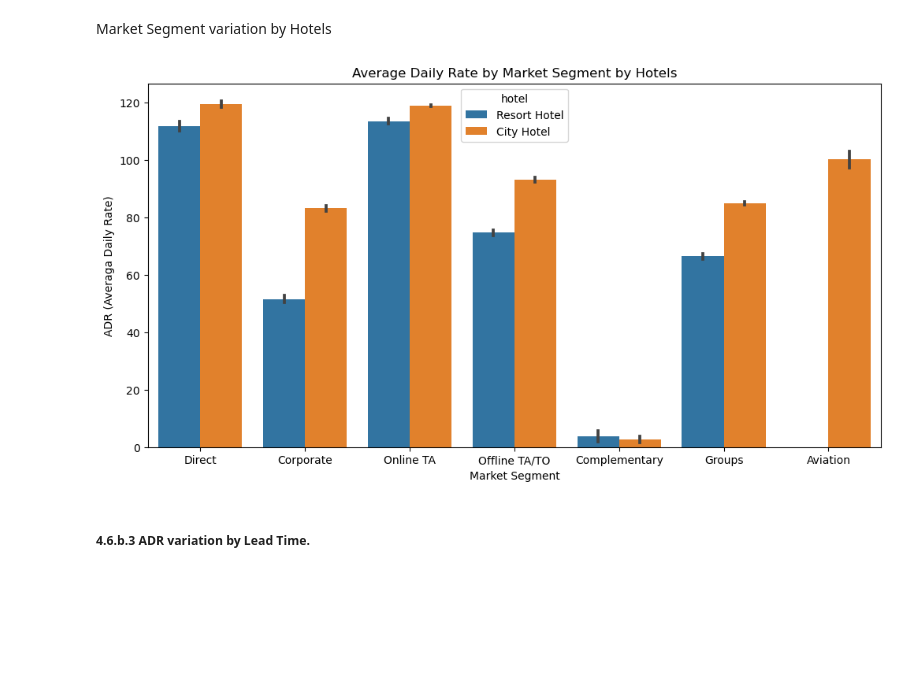
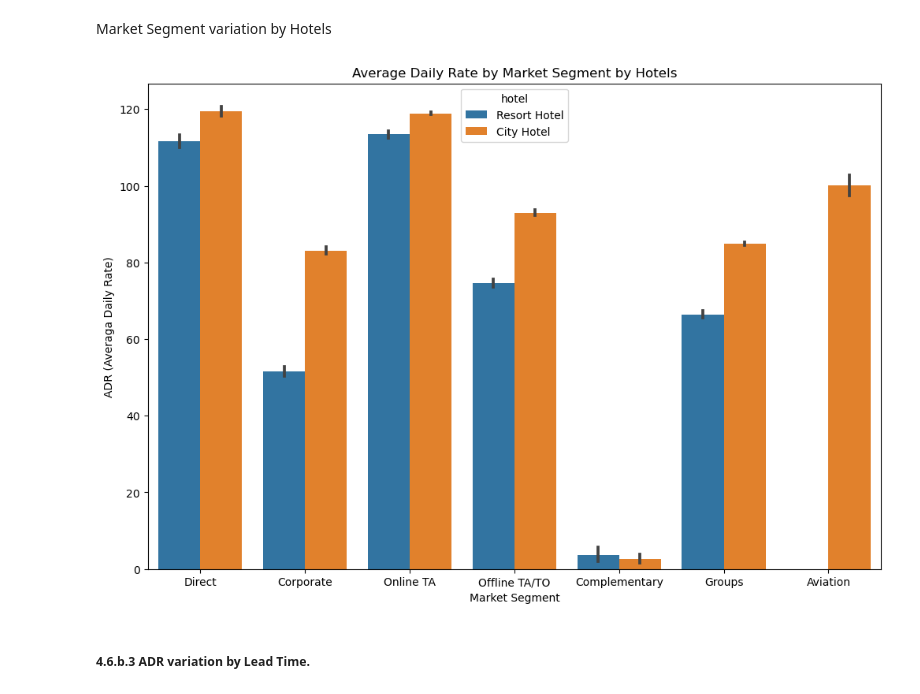
Before and after one commit to nachogalasso/da_python, a Jupyter notebook: hotel_bookings/hb_analysis.ipynb, the cells around one changed output. Saved outputs shown, nothing was run; the diff lists cells and outputs as text; code cells hidden in the pictures; blank space fills up the shorter version.

```diff
--- a/hotel_bookings/hb_analysis.ipynb
+++ b/hotel_bookings/hb_analysis.ipynb
@@ -815,0 +820,5 @@ plt.show()
+# %%
+# Let's compare the values from the columns
+df_revAdr['room_assigned_correctly'] = (df_revAdr['reserved_room_type'] == df_revAdr['assigned_room_type']).astype(int)
+
+df_revAdr.head()
@@ -845,15 +892,15 @@ plt.show()
 <p>Market Segment variation by Hotels</p>
 # %%
 # Creating the plot
-plt.figure(figsize=(12, 6))
+plt.figure(figsize=(12, 8))
 
 ax = sns.barplot(x='market_segment', y='adr', hue='hotel', data=df_revAdr)
 plt.title('Average Daily Rate by Market Segment by Hotels')
 plt.xlabel('Market Segment')
 plt.ylabel('ADR (Averaga Daily Rate)')
 plt.show()
 # %% [output]
-[figure, old version]
+[figure, new version]
 # %% [markdown]
 ##### 4.6.b.3 ADR variation by Lead Time.
 # %%
```
Also changed, not shown: parts of 6 cells of this notebook.
